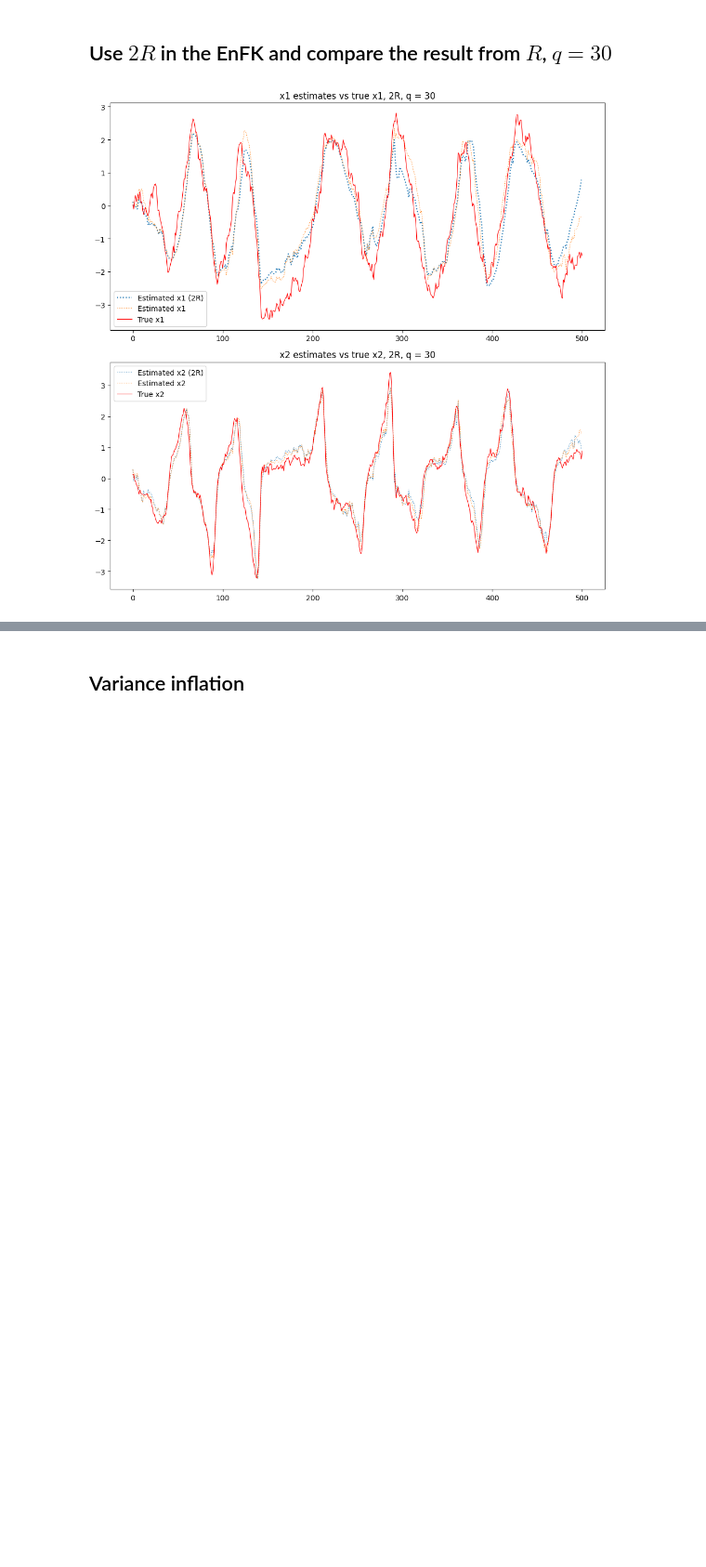
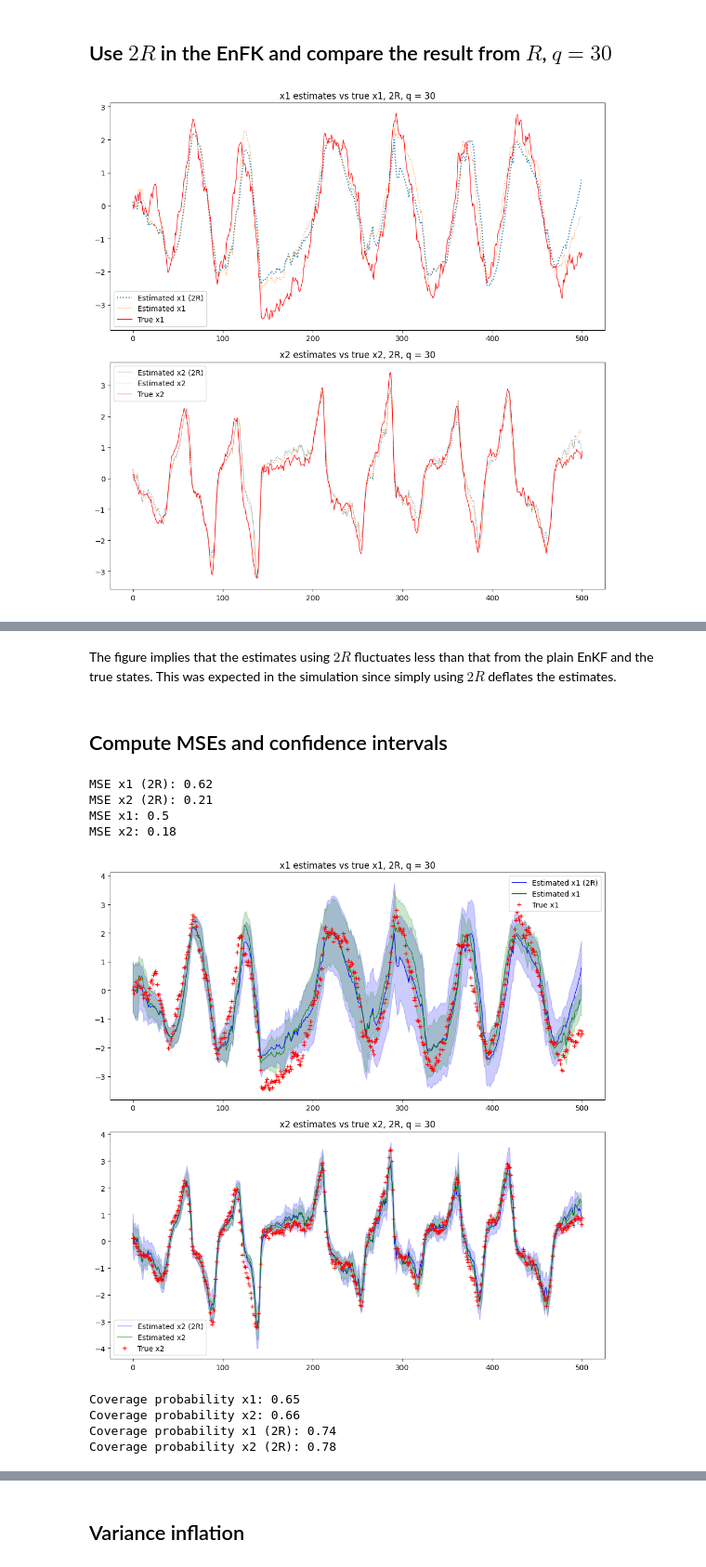
Before and after one commit to JackWang0102/STAT-546-EnFK-Simulation, a Jupyter notebook: EnKF_sim.ipynb, the cells around one changed output, grey strips where cells are left out. Shown at 93% size. Cells and saved outputs as stored; diff of their text form; code cells hidden in the pictures; blank space fills up the shorter version.

```diff
--- a/EnKF_sim.ipynb
+++ b/EnKF_sim.ipynb
@@ -324,0 +336,78 @@ MSE x2: 0.18
+# %% [markdown]
+The figure implies that the estimates using $2R$ fluctuates less than that from the plain EnKF and the true states. This was expected in the simulation since simply using $2R$ deflates the estimates.
+# %% [markdown]
+## Compute MSEs and confidence intervals
+# %%
+# For 2R
+MSE_x1_two = np.mean((np.array(result_x1_two) - true_states[1:, 0])**2)
+MSE_x2_two = np.mean((np.array(result_x2_two) - true_states[1:, 1])**2)
+print(f"MSE x1 (2R): {MSE_x1_two:.2}")
+print(f"MSE x2 (2R): {MSE_x2_two:.2}")
+
+# For R
+MSE_x1 = np.mean((np.array(result_x1_30) - true_states[1:, 0])**2)
+MSE_x2 = np.mean((np.array(result_x2_30) - true_states[1:, 1])**2)
+print(f"MSE x1: {MSE_x1:.2}")
+print(f"MSE x2: {MSE_x2:.2}")
+
+# Confidence intervals
+# Create a 2x2 grid of subplots
+fig, axs = plt.subplots(2, 1, figsize=(10, 10))
+
+# Plot data in each subplot
+axs[0].plot(result_x1_two, linestyle='-', linewidth=0.8, label="Estimated x1 (2R)", color='blue')
+axs[0].plot(result_x1_30, linestyle='-', linewidth=0.8, label="Estimated x1", color='g')
+axs[0].plot(true_states[:, 0], linestyle='None', marker='+', label="True x1", color="r")
+axs[0].fill_between(range(T), np.array(result_x1_two) - np.array(var_x1_30_two), np.array(result_x1_two) + np.array(var_x1_30_two), alpha=0.2, color='blue')
+axs[0].fill_between(range(T), np.array(result_x1_30) - np.array(var_x1_30), np.array(result_x1_30) + np.array(var_x1_30), alpha=0.2, color='g')
+axs[0].set_title("x1 estimates vs true x1, 2R, q = " + str(ensemble_size))
+axs[0].legend()
+
+axs[1].plot(result_x2_two, linestyle='-', linewidth=0.8, label="Estimated x2 (2R)", color='blue')
+axs[1].plot(result_x2_30, linestyle='-', linewidth=0.8, label="Estimated x2", color='g')
+axs[1].plot(true_states[:, 1], linestyle='None', marker='+', label="True x2", color="r")
+axs[1].fill_between(range(T), np.array(result_x2_two) - np.array(var_x2_30_two), np.array(result_x2_two) + np.array(var_x2_30_two), alpha=0.2, color='blue')
+axs[1].fill_between(range(T), np.array(result_x2_30) - np.array(var_x2_30), np.array(result_x2_30) + np.array(var_x2_30), alpha=0.2, color='g')
+axs[1].set_title("x2 estimates vs true x2, 2R, q = " + str(ensemble_size))
+axs[1].legend()
+
+# Adjust layout to prevent overlap
+plt.tight_layout()
+plt.savefig("EnKF_confidence_intervals.png")
+plt.show()
+
+# Coverage probability
+coverage_x1 = 0
+coverage_x2 = 0
+for i in range(T):
+    if true_states[i, 0] >= result_x1_30[i] - var_x1_30[i] and true_states[i, 0] <= result_x1_30[i] + var_x1_30[i]:
+        coverage_x1 += 1
+    if true_states[i, 1] >= result_x2_30[i] - var_x2_30[i] and true_states[i, 1] <= result_x2_30[i] + var_x2_30[i]:
+        coverage_x2 += 1
+coverage_x1 /= T
+coverage_x2 /= T
+print(f"Coverage probability x1: {coverage_x1:.2}")
+print(f"Coverage probability x2: {coverage_x2:.2}")
+
+# For 2R
+coverage_x1_two = 0
+coverage_x2_two = 0
+for i in range(T):
+    if true_states[i, 0] >= result_x1_two[i] - var_x1_30_two[i] and true_states[i, 0] <= result_x1_two[i] + var_x1_30_two[i]:
+        coverage_x1_two += 1
+    if true_states[i, 1] >= result_x2_two[i] - var_x2_30_two[i] and true_states[i, 1] <= result_x2_two[i] + var_x2_30_two[i]:
+        coverage_x2_two += 1
+coverage_x1_two /= T
+coverage_x2_two /= T
+print(f"Coverage probability x1 (2R): {coverage_x1_two:.2}")
+print(f"Coverage probability x2 (2R): {coverage_x2_two:.2}")
+# %% [output]
+MSE x1 (2R): 0.62
+MSE x2 (2R): 0.21
+MSE x1: 0.5
+MSE x2: 0.18
+[figure, added]
+Coverage probability x1: 0.65
+Coverage probability x2: 0.66
+Coverage probability x1 (2R): 0.74
+Coverage probability x2 (2R): 0.78
```
Also changed, not shown: parts of 18 cells of this notebook, 6 other files.
